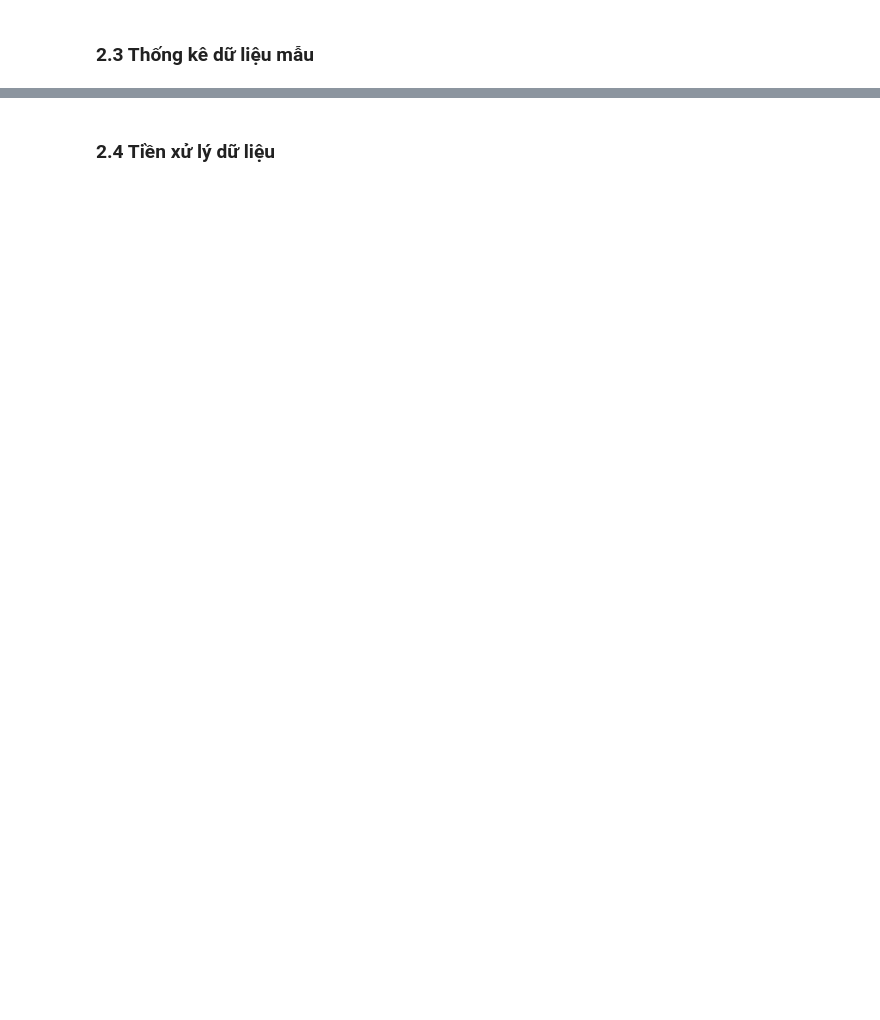
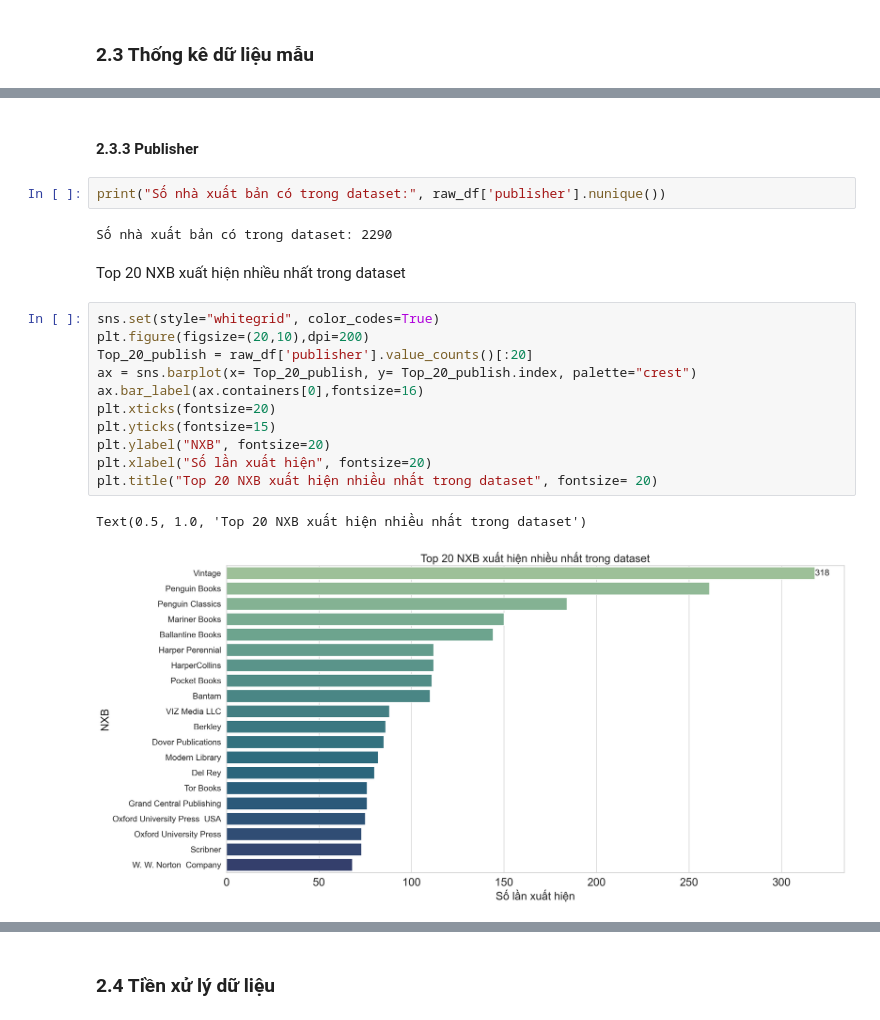
Before and after one commit to vuhuusy/recommender_system, a Jupyter notebook: book_recommendation.ipynb, the cells around one changed output, grey strips where cells are left out. Cells and saved outputs as stored; diff of their text form; blank space fills up the shorter version.

```diff
--- a/book_recommendation.ipynb
+++ b/book_recommendation.ipynb
@@ -183,0 +342,22 @@ df = df.rename(columns={'  num_pages': 'num_pages'})
+# %% [markdown]
+#### 2.3.3 Publisher
+# %%
+print("Số nhà xuất bản có trong dataset:", raw_df['publisher'].nunique())
+# %% [output]
+Số nhà xuất bản có trong dataset: 2290
+# %% [markdown]
+Top 20 NXB xuất hiện nhiều nhất trong dataset
+# %%
+sns.set(style="whitegrid", color_codes=True)
+plt.figure(figsize=(20,10),dpi=200)
+Top_20_publish = raw_df['publisher'].value_counts()[:20]
+ax = sns.barplot(x= Top_20_publish, y= Top_20_publish.index, palette="crest")
+ax.bar_label(ax.containers[0],fontsize=16)
+plt.xticks(fontsize=20)
+plt.yticks(fontsize=15)
+plt.ylabel("NXB", fontsize=20)
+plt.xlabel("Số lần xuất hiện", fontsize=20)
+plt.title("Top 20 NXB xuất hiện nhiều nhất trong dataset", fontsize= 20)
+# %% [output]
+Text(0.5, 1.0, 'Top 20 NXB xuất hiện nhiều nhất trong dataset')
+[figure, added]
```
Also changed, not shown: parts of 86 cells of this notebook, 3 other files.
